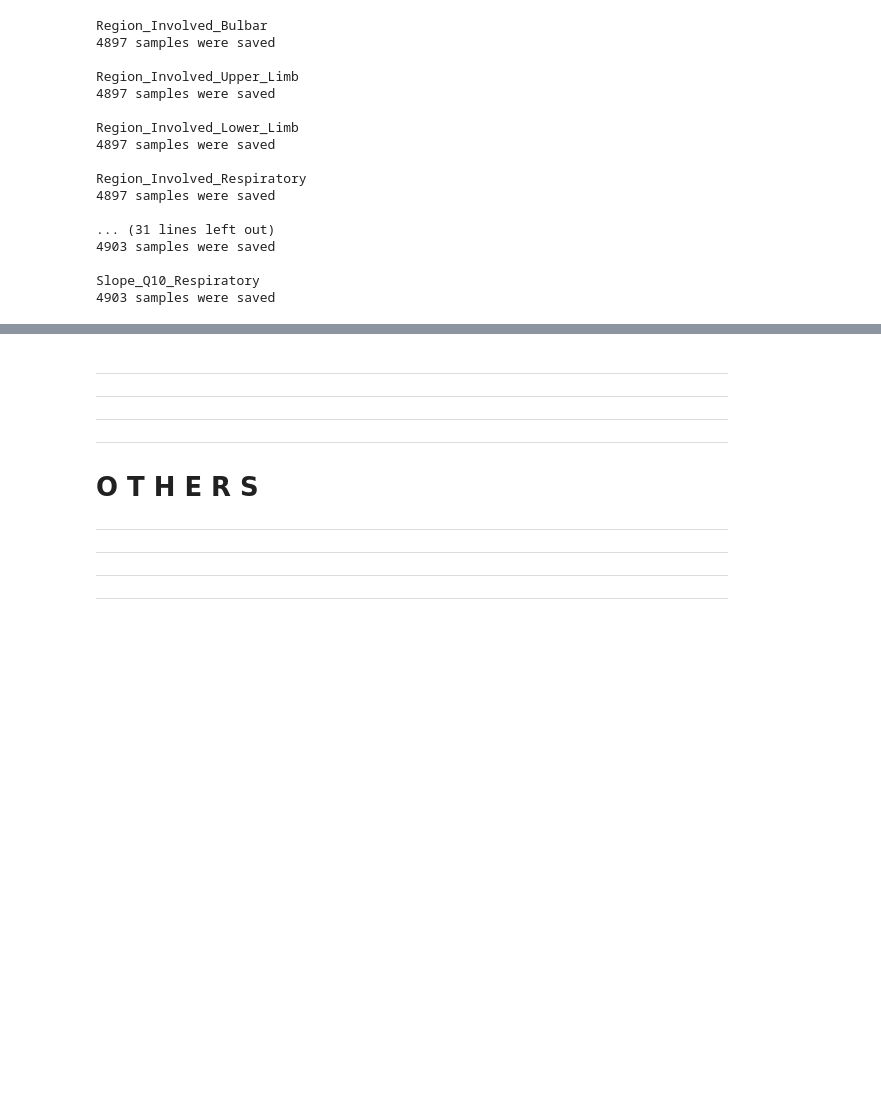
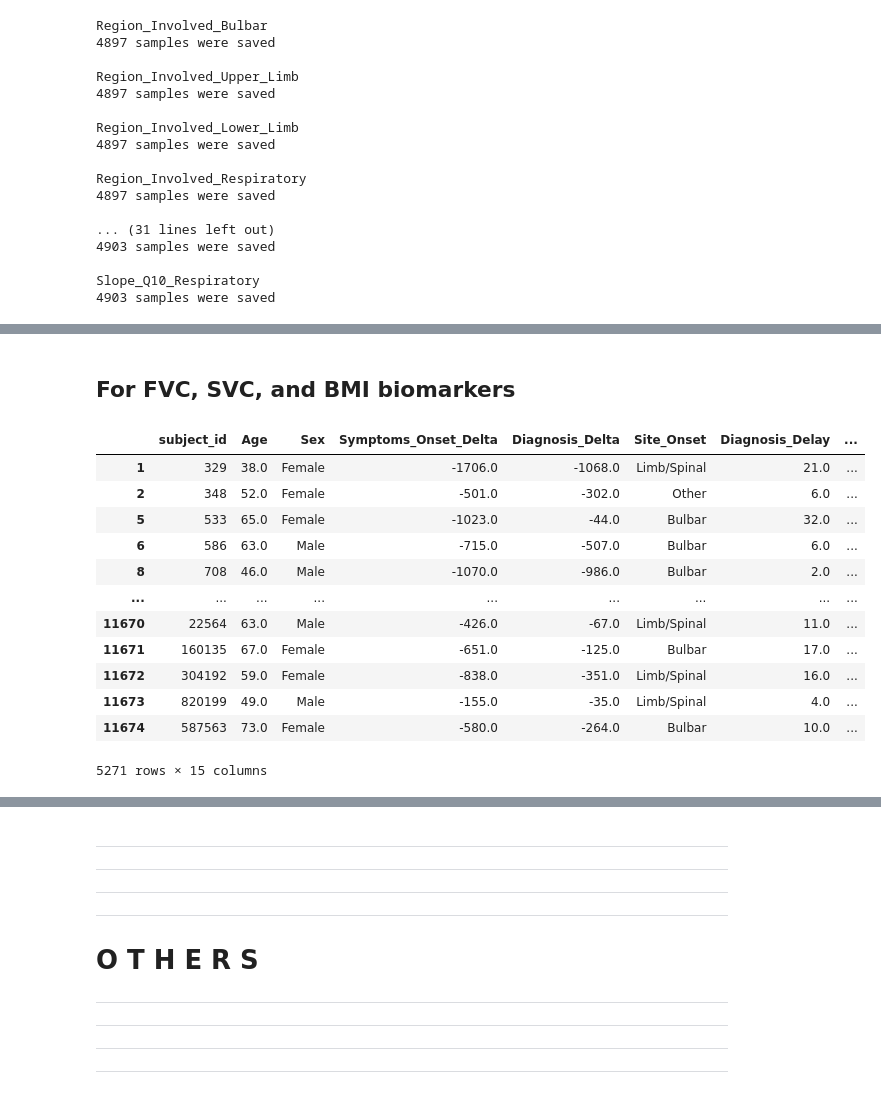
Before and after one commit to fabianopapaiz/als_prognosis_using_ensemble_imbalance, a Jupyter notebook: 02_ETL/02.01 - Preprocess raw data.ipynb, the cells around one changed output, grey strips where cells are left out. Saved outputs shown, nothing was run; the diff lists cells and outputs as text; code cells hidden in the pictures; blank space fills up the shorter version.

Commit message:
generated biomarkers at diagnosis time in patient.csv

```diff
--- a/02_ETL/02.01 - Preprocess raw data.ipynb
+++ b/02_ETL/02.01 - Preprocess raw data.ipynb
@@ -557,0 +562,25 @@ Slope_Q10_Respiratory
+# %% [markdown]
+## For FVC, SVC, and BMI biomarkers
+# %%
+dir_time_series_data = os.path.abspath('../03_preprocessed_data/TimeSeries/')
+
+df = utils_time_series_generation.generate_biomarkers_at_diagnosis(
+    df_patients=df,
+    dir_time_series_data=dir_time_series_data,
+)
+
+df
+# %% [output]
+|  | subject_id | Age | Sex | Symptoms_Onset_Delta | Diagnosis_Delta | Site_Onset | Diagnosis_Delay | ... |
+| 1 | 329 | 38.0 | Female | -1706.0 | -1068.0 | Limb/Spinal | 21.0 | ... |
+| 2 | 348 | 52.0 | Female | -501.0 | -302.0 | Other | 6.0 | ... |
+| 5 | 533 | 65.0 | Female | -1023.0 | -44.0 | Bulbar | 32.0 | ... |
+| 6 | 586 | 63.0 | Male | -715.0 | -507.0 | Bulbar | 6.0 | ... |
+| 8 | 708 | 46.0 | Male | -1070.0 | -986.0 | Bulbar | 2.0 | ... |
+| ... | ... | ... | ... | ... | ... | ... | ... | ... |
+| 11670 | 22564 | 63.0 | Male | -426.0 | -67.0 | Limb/Spinal | 11.0 | ... |
+| 11671 | 160135 | 67.0 | Female | -651.0 | -125.0 | Bulbar | 17.0 | ... |
+| 11672 | 304192 | 59.0 | Female | -838.0 | -351.0 | Limb/Spinal | 16.0 | ... |
+| 11673 | 820199 | 49.0 | Male | -155.0 | -35.0 | Limb/Spinal | 4.0 | ... |
+| 11674 | 587563 | 73.0 | Female | -580.0 | -264.0 | Bulbar | 10.0 | ... |
+5271 rows × 15 columns
```
Also changed, not shown: parts of 7 cells of this notebook, 2 other files.
